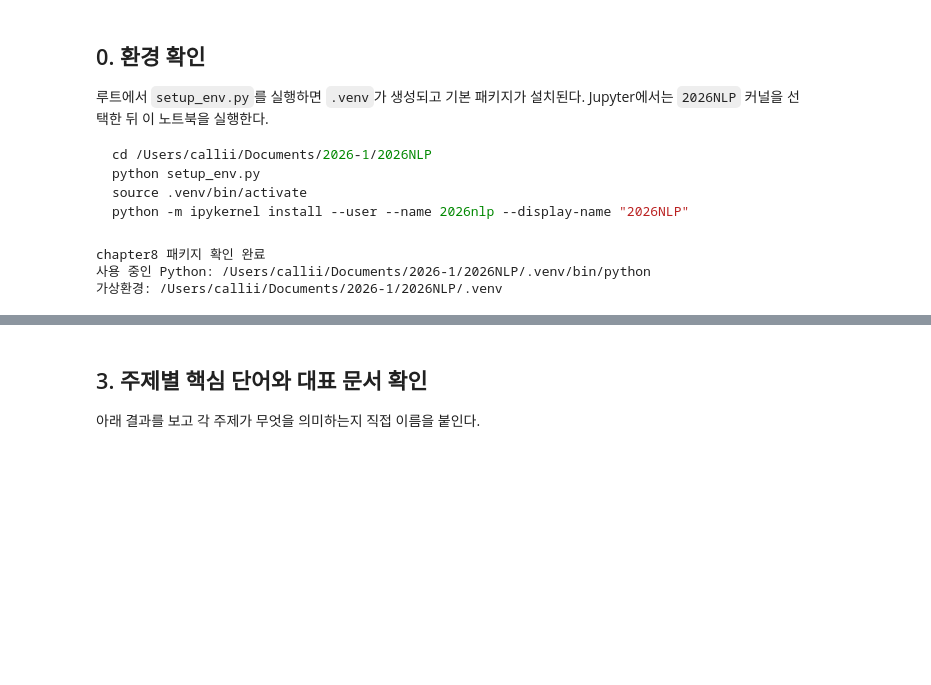
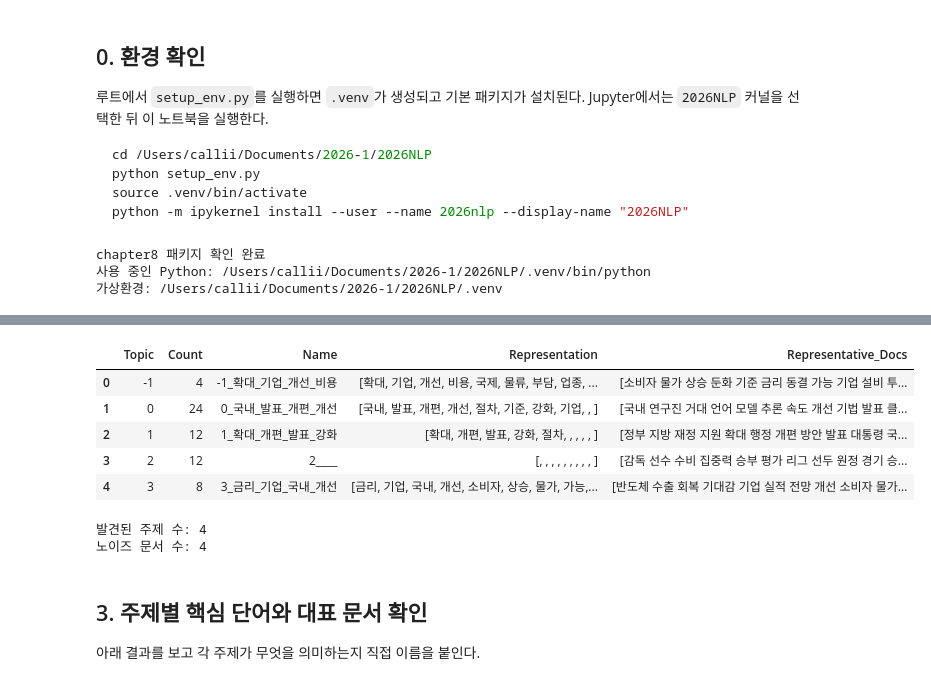
Before and after one commit to LeeSeogMin/2026NLP, a Jupyter notebook: practice/chapter8/8A-topic-modeling-assignment.ipynb, the cells around one changed output, grey strips where cells are left out. Cells and saved outputs as stored; diff of their text form; code cells hidden in the pictures; blank space fills up the shorter version.

```diff
--- a/practice/chapter8/8A-topic-modeling-assignment.ipynb
+++ b/practice/chapter8/8A-topic-modeling-assignment.ipynb
@@ -138,7 +191,7 @@ display(df.head(8))
 embedding_model = SentenceTransformer("paraphrase-multilingual-MiniLM-L12-v2", device=device)
 
 umap_model = UMAP(
-    n_neighbors=10,
+    n_neighbors=5,
     n_components=5,
     min_dist=0.0,
     metric="cosine",
@@ -146,39 +199,50 @@ umap_model = UMAP(
 )
 
 hdbscan_model = HDBSCAN(
-    min_cluster_size=8,
-    min_samples=3,
+    min_cluster_size=5,
+    min_samples=1,
     metric="euclidean",
     cluster_selection_method="eom",
     prediction_data=True,
 )
 
 vectorizer_model = CountVectorizer(
     token_pattern=r"(?u)[가-힣A-Za-z0-9]{2,}",
     min_df=2,
-    ngram_range=(1, 2),
+    ngram_range=(1, 1),
 )
 
 topic_model = BERTopic(
     embedding_model=embedding_model,
     umap_model=umap_model,
     hdbscan_model=hdbscan_model,
     vectorizer_model=vectorizer_model,
     language="multilingual",
     calculate_probabilities=True,
+    nr_topics=5,
     verbose=False,
 )
 
-topics, probabilities = topic_model.fit_transform(docs)
+embeddings = embedding_model.encode(docs_raw, show_progress_bar=True)
+topics, probabilities = topic_model.fit_transform(docs, embeddings=embeddings)
 df["topic"] = topics
 
 topic_info = topic_model.get_topic_info()
 display(topic_info)
 
 n_topics = len([t for t in set(topics) if t != -1])
 n_noise = sum(1 for t in topics if t == -1)
 print(f"발견된 주제 수: {n_topics}")
 print(f"노이즈 문서 수: {n_noise}")
+# %% [output]
+|  | Topic | Count | Name | Representation | Representative_Docs |
+| 0 | -1 | 4 | -1_확대_기업_개선_비용 | [확대, 기업, 개선, 비용, 국제, 물류, 부담, 업종, ... | [소비자 물가 상승 둔화 기준 금리 동결 가능 기업 설비 투... |
+| 1 | 0 | 24 | 0_국내_발표_개편_개선 | [국내, 발표, 개편, 개선, 절차, 기준, 강화, 기업, , ] | [국내 연구진 거대 언어 모델 추론 속도 개선 기법 발표 클... |
+| 2 | 1 | 12 | 1_확대_개편_발표_강화 | [확대, 개편, 발표, 강화, 절차, , , , , ] | [정부 지방 재정 지원 확대 행정 개편 방안 발표 대통령 국... |
+| 3 | 2 | 12 | 2____ | [, , , , , , , , , ] | [감독 선수 수비 집중력 승부 평가 리그 선두 원정 경기 승... |
+| 4 | 3 | 8 | 3_금리_기업_국내_개선 | [금리, 기업, 국내, 개선, 소비자, 상승, 물가, 가능,... | [반도체 수출 회복 기대감 기업 실적 전망 개선 소비자 물가... |
+발견된 주제 수: 4
+노이즈 문서 수: 4
 # %% [markdown]
 ## 3. 주제별 핵심 단어와 대표 문서 확인
 
```
Also changed, not shown: parts of 29 cells of this notebook, 37 other files.
